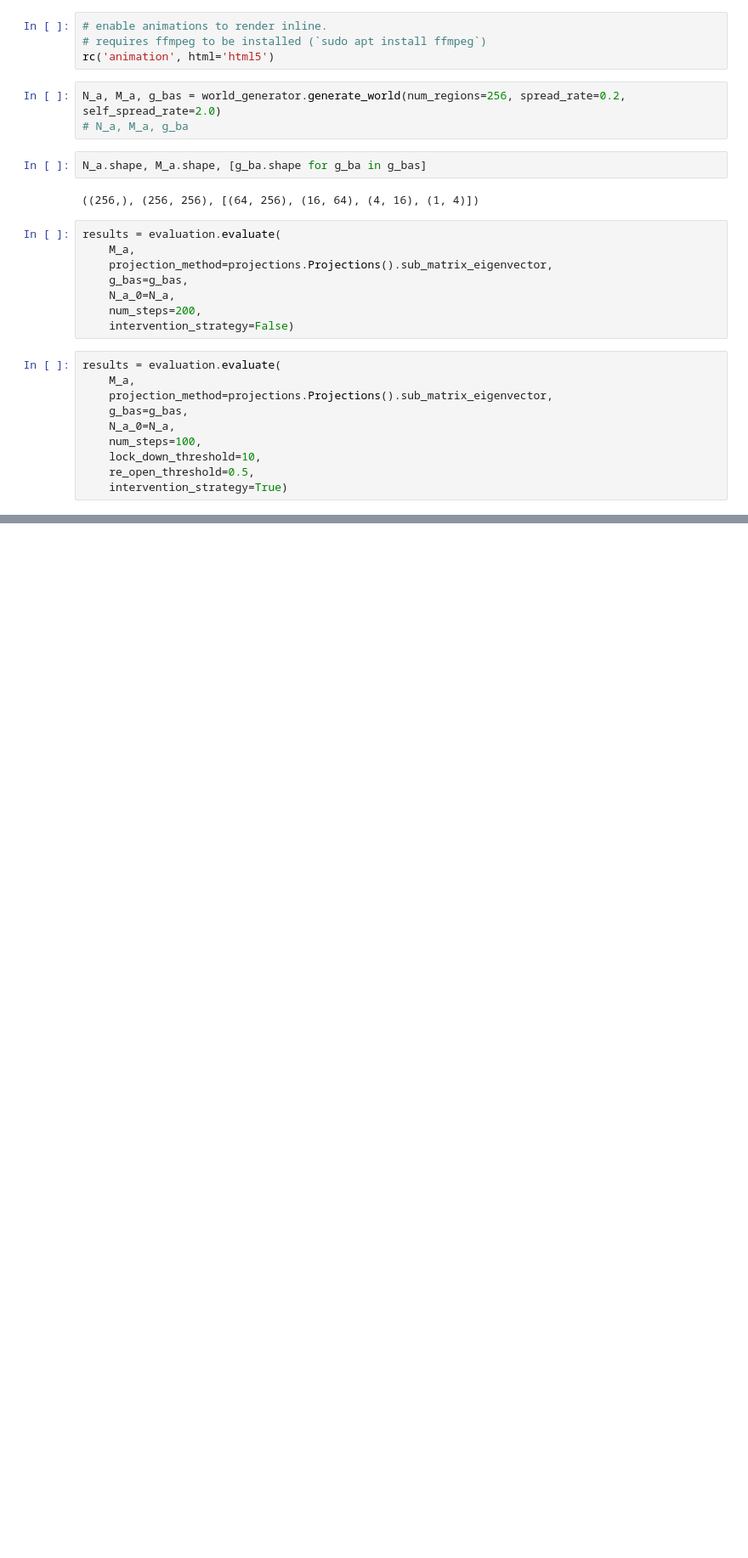
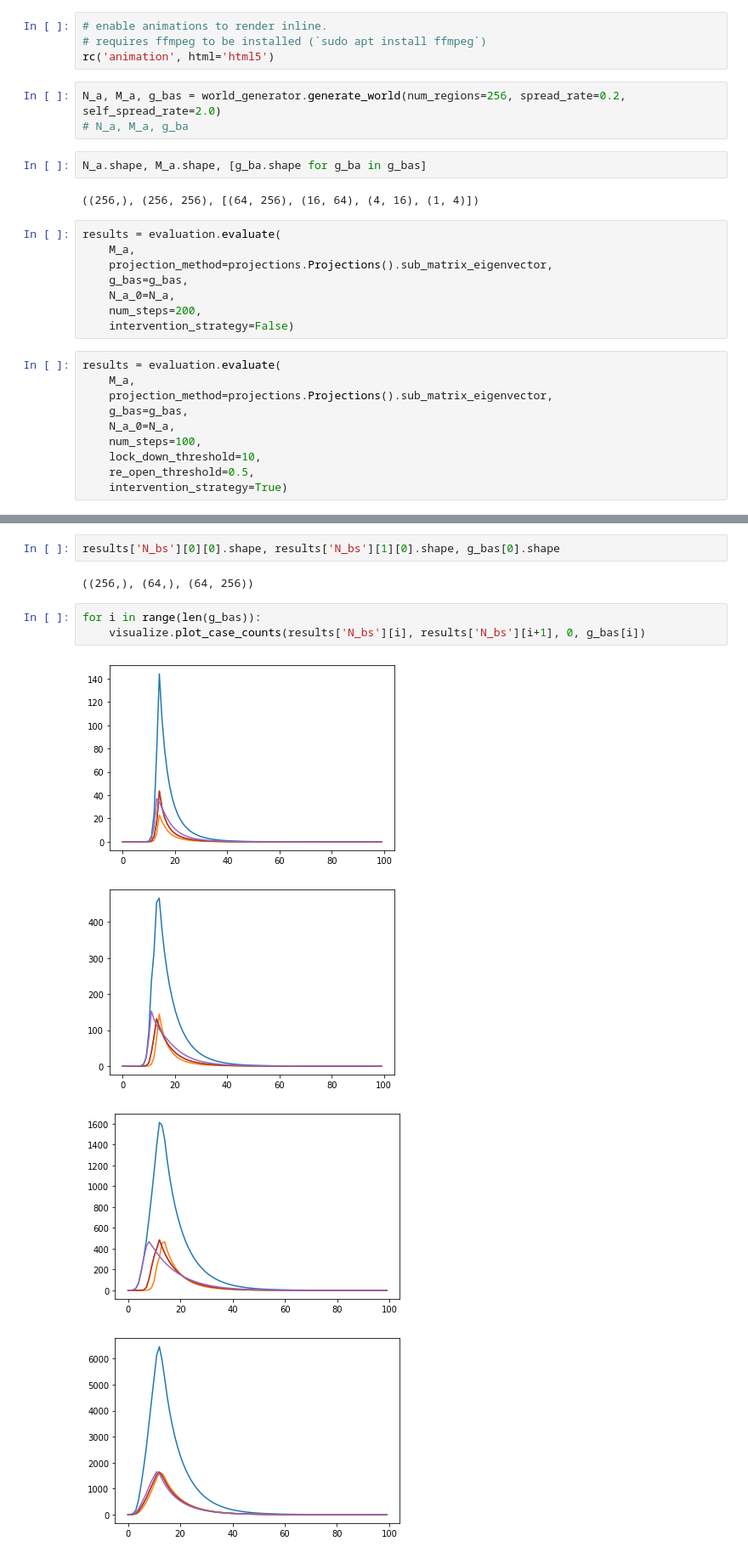
Before and after one commit to blakeelias/multi_scale_pandemic, a Jupyter notebook: Visualizations.ipynb, the cells around one changed output, grey strips where cells are left out. Shown at 85% size. Cells and saved outputs as stored; diff of their text form; blank space fills up the shorter version.

Commit message:
Plot case counts from multiple regions

```diff
--- a/Visualizations.ipynb
+++ b/Visualizations.ipynb
@@ -52,0 +51,12 @@ anim
+# %%
+results['N_bs'][0][0].shape, results['N_bs'][1][0].shape, g_bas[0].shape
+# %% [output]
+((256,), (64,), (64, 256))
+# %%
+for i in range(len(g_bas)):
+    visualize.plot_case_counts(results['N_bs'][i], results['N_bs'][i+1], 0, g_bas[i])
+# %% [output]
+[figure, added]
+[figure, added]
+[figure, added]
+[figure, added]
```
Also changed, not shown: parts of 3 cells of this notebook, 2 other files.
